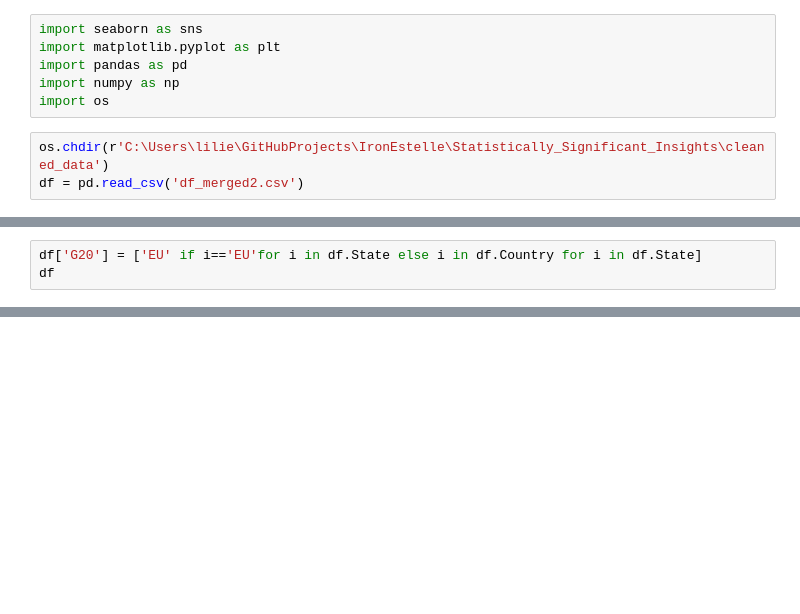
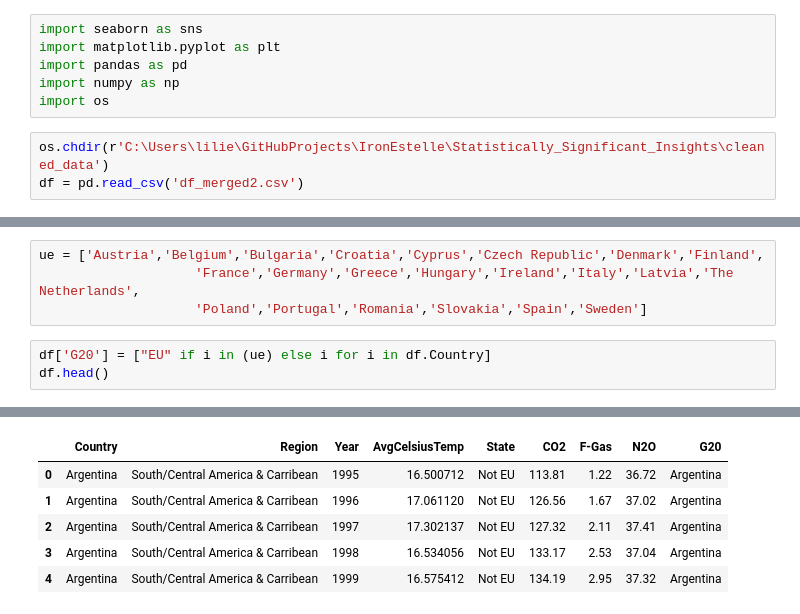
Before and after one commit to chrisvinhston/Statistically_Significant_Insights, a Jupyter notebook: data_viz.ipynb, the cells around one changed output, grey strips where cells are left out. Saved outputs shown, nothing was run; the diff lists cells and outputs as text; blank space fills up the shorter version.

```diff
--- a/data_viz.ipynb
+++ b/data_viz.ipynb
@@ -22,4 +35,8 @@ Name: State, dtype: int64
+# %%
+ue = ['Austria','Belgium','Bulgaria','Croatia','Cyprus','Czech Republic','Denmark','Finland',
+                    'France','Germany','Greece','Hungary','Ireland','Italy','Latvia','The Netherlands',
+                    'Poland','Portugal','Romania','Slovakia','Spain','Sweden']
 # %%
-df['G20'] = ['EU' if i=='EU'for i in df.State else i in df.Country for i in df.State]
-df
+df['G20'] = ["EU" if i in (ue) else i for i in df.Country]
+df.head()
 # %% [output]
@@ -27,2 +43,8 @@ SyntaxError: invalid syntax (<ipython-input-25-db2dfa33678a>, line 1)
+|  | Country | Region | Year | AvgCelsiusTemp | State | CO2 | F-Gas | N2O | G20 |
+| 0 | Argentina | South/Central America & Carribean | 1995 | 16.500712 | Not EU | 113.81 | 1.22 | 36.72 | Argentina |
+| 1 | Argentina | South/Central America & Carribean | 1996 | 17.061120 | Not EU | 126.56 | 1.67 | 37.02 | Argentina |
+| 2 | Argentina | South/Central America & Carribean | 1997 | 17.302137 | Not EU | 127.32 | 2.11 | 37.41 | Argentina |
+| 3 | Argentina | South/Central America & Carribean | 1998 | 16.534056 | Not EU | 133.17 | 2.53 | 37.04 | Argentina |
+| 4 | Argentina | South/Central America & Carribean | 1999 | 16.575412 | Not EU | 134.19 | 2.95 | 37.32 | Argentina |
 # %%
 fig=plt.figure(figsize=(25,15))
```
Also changed, not shown: parts of 6 cells of this notebook, 2 other files.
